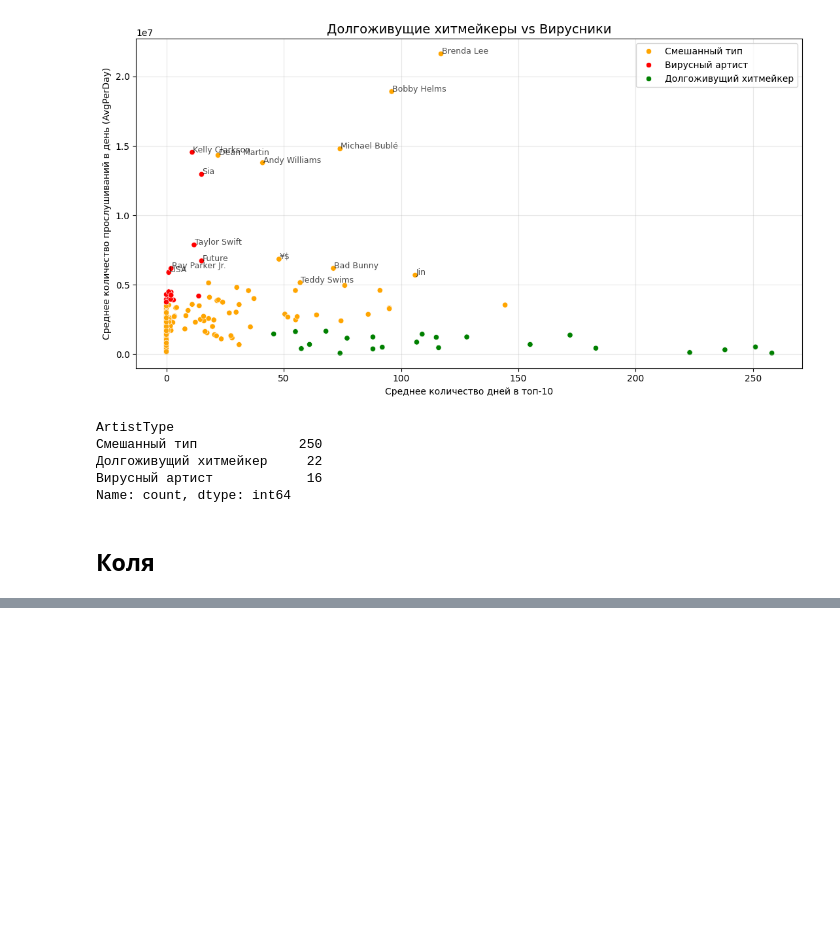
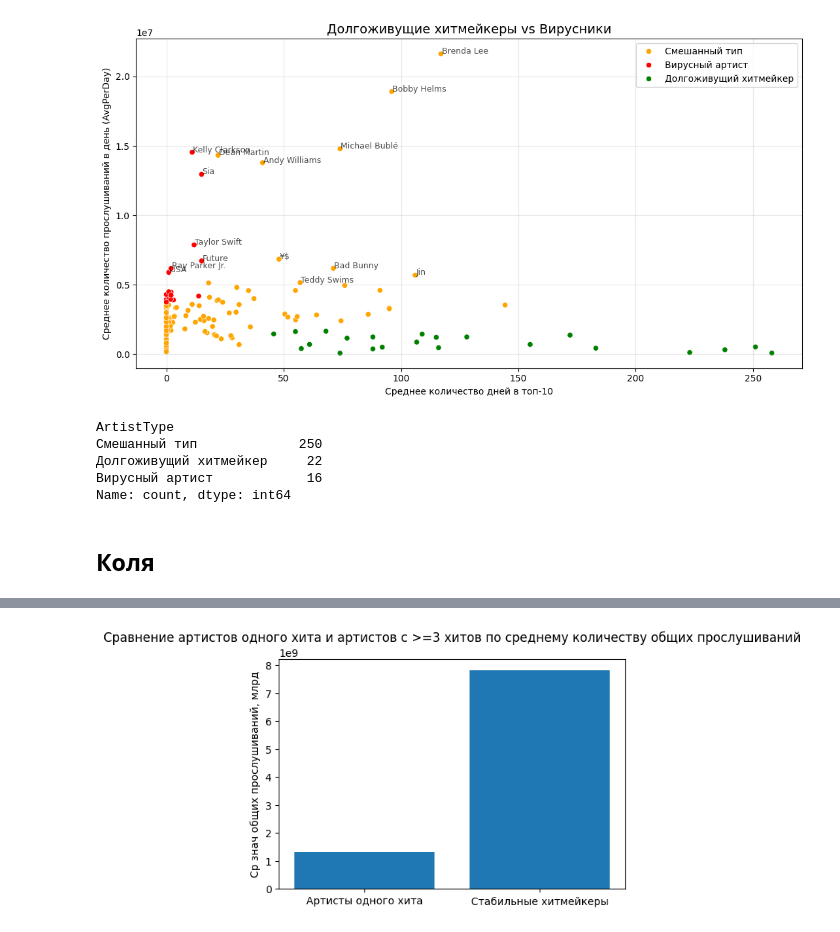
Before and after one commit to MatveiMatiukhin/Gp2_python, a Jupyter notebook: src/EDA/EDA.ipynb, the cells around one changed output, grey strips where cells are left out. Cells and saved outputs as stored; diff of their text form; code cells hidden in the pictures; blank space fills up the shorter version.

```diff
--- a/src/EDA/EDA.ipynb
+++ b/src/EDA/EDA.ipynb
@@ -397,0 +431,26 @@ plt.show()
+# %%
+q1 = df['Score_norm'].quantile(0.75)
+df['is_top_track'] = df['Score_norm'] >= q1
+
+hits_by_artist = (
+    df.groupby('Artist')['is_top_track']
+      .sum()
+      .reset_index()
+      .rename(columns={'is_top_track': 'top_hits_count'})
+)
+
+one_hit = hits_by_artist[hits_by_artist['top_hits_count'] == 1]['Artist']
+stable = hits_by_artist[hits_by_artist['top_hits_count'] >= 3]['Artist']
+
+
+one_hit_total = df[df['Artist'].isin(one_hit)].groupby('Artist')['Total'].sum().mean()
+stable_total = df[df['Artist'].isin(stable)].groupby('Artist')['Total'].sum().mean()
+
+
+plt.figure(figsize=(6,4))
+plt.bar(["Артисты одного хита", "Стабильные хитмейкеры"], [one_hit_total, stable_total])
+plt.title("Сравнение артистов одного хита и артистов с >=3 хитов по среднему количеству общих прослушиваний")
+plt.ylabel("Ср знач общих прослушиваний, млрд")
+plt.show()
+# %% [output]
+[figure, added]
```
Also changed, not shown: parts of 11 cells of this notebook.
